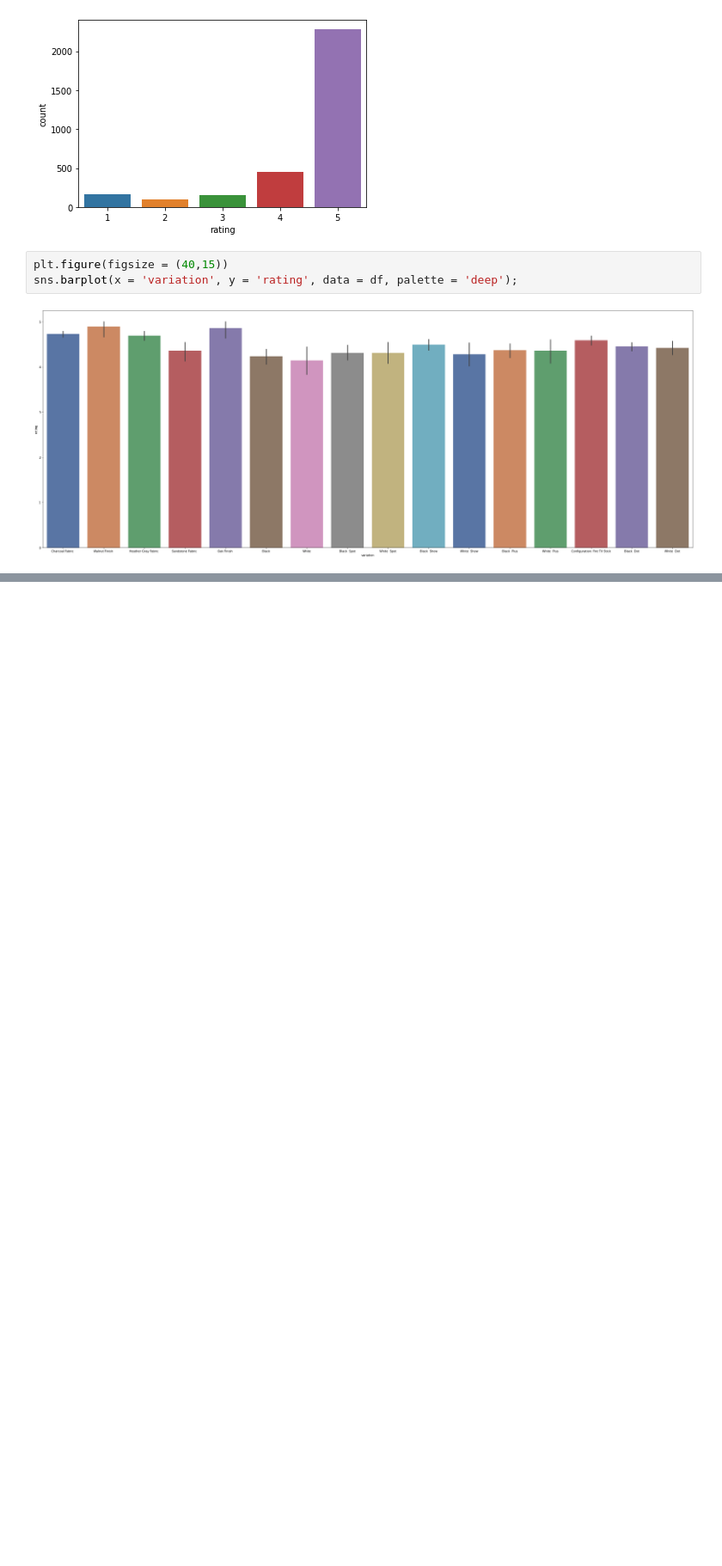
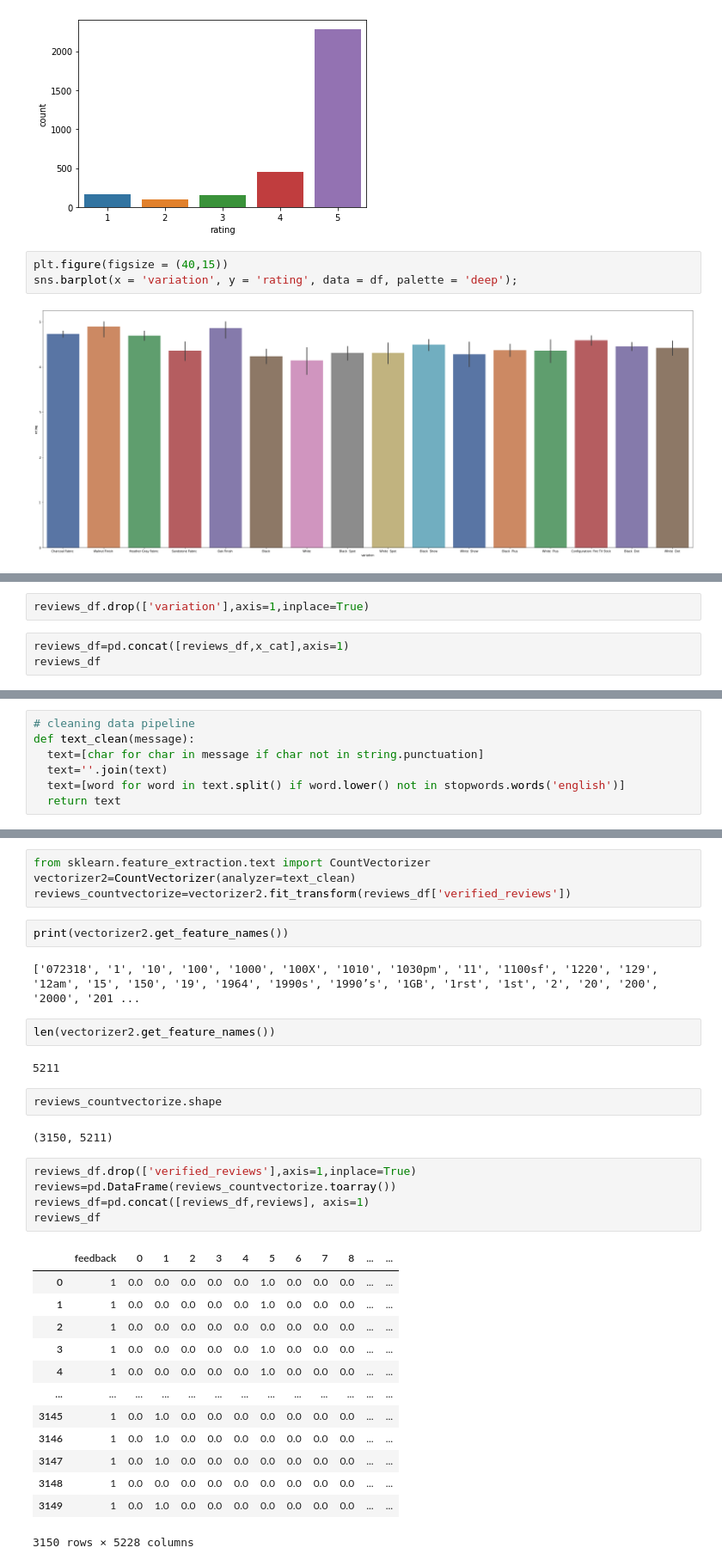
Before and after one commit to Laceles/Natural-Language-Processing, a Jupyter notebook: Public_Relation_Depatament_Case/Public_Relation_Depatament_Case.ipynb, the cells around one changed output, grey strips where cells are left out. Shown at 86% size. Saved outputs shown, nothing was run; the diff lists cells and outputs as text; blank space fills up the shorter version.

```diff
--- a/Public_Relation_Depatament_Case/Public_Relation_Depatament_Case.ipynb
+++ b/Public_Relation_Depatament_Case/Public_Relation_Depatament_Case.ipynb
@@ -184,0 +283,5 @@ sns.barplot(x = 'variation', y = 'rating', data = df, palette = 'deep');
+# %%
+reviews_df.drop(['variation'],axis=1,inplace=True)
+# %%
+reviews_df=pd.concat([reviews_df,x_cat],axis=1)
+reviews_df
@@ -184,0 +359,7 @@ sns.barplot(x = 'variation', y = 'rating', data = df, palette = 'deep');
+# %%
+# cleaning data pipeline
+def text_clean(message):
+  text=[char for char in message if char not in string.punctuation]
+  text=''.join(text)
+  text=[word for word in text.split() if word.lower() not in stopwords.words('english')]
+  return text
@@ -184,0 +389,35 @@ sns.barplot(x = 'variation', y = 'rating', data = df, palette = 'deep');
+# %%
+from sklearn.feature_extraction.text import CountVectorizer
+vectorizer2=CountVectorizer(analyzer=text_clean)
+reviews_countvectorize=vectorizer2.fit_transform(reviews_df['verified_reviews'])
+# %%
+print(vectorizer2.get_feature_names())
+# %% [output]
+['072318', '1', '10', '100', '1000', '100X', '1010', '1030pm', '11', '1100sf', '1220', '129', '12am', '15', '150', '19', '1964', '1990s', '1990’s', '1GB', '1rst', '1st', '2', '20', '200', '2000', '201 ...
+# %%
+len(vectorizer2.get_feature_names())
+# %% [output]
+5211
+# %%
+reviews_countvectorize.shape
+# %% [output]
+(3150, 5211)
+# %%
+reviews_df.drop(['verified_reviews'],axis=1,inplace=True)
+reviews=pd.DataFrame(reviews_countvectorize.toarray())
+reviews_df=pd.concat([reviews_df,reviews], axis=1)
+reviews_df
+# %% [output]
+|  | feedback | 0 | 1 | 2 | 3 | 4 | 5 | 6 | 7 | 8 | ... | ... |
+| 0 | 1 | 0.0 | 0.0 | 0.0 | 0.0 | 0.0 | 1.0 | 0.0 | 0.0 | 0.0 | ... | ... |
+| 1 | 1 | 0.0 | 0.0 | 0.0 | 0.0 | 0.0 | 1.0 | 0.0 | 0.0 | 0.0 | ... | ... |
+| 2 | 1 | 0.0 | 0.0 | 0.0 | 0.0 | 0.0 | 0.0 | 0.0 | 0.0 | 0.0 | ... | ... |
+| 3 | 1 | 0.0 | 0.0 | 0.0 | 0.0 | 0.0 | 1.0 | 0.0 | 0.0 | 0.0 | ... | ... |
+| 4 | 1 | 0.0 | 0.0 | 0.0 | 0.0 | 0.0 | 1.0 | 0.0 | 0.0 | 0.0 | ... | ... |
+| ... | ... | ... | ... | ... | ... | ... | ... | ... | ... | ... | ... | ... |
+| 3145 | 1 | 0.0 | 1.0 | 0.0 | 0.0 | 0.0 | 0.0 | 0.0 | 0.0 | 0.0 | ... | ... |
+| 3146 | 1 | 0.0 | 1.0 | 0.0 | 0.0 | 0.0 | 0.0 | 0.0 | 0.0 | 0.0 | ... | ... |
+| 3147 | 1 | 0.0 | 1.0 | 0.0 | 0.0 | 0.0 | 0.0 | 0.0 | 0.0 | 0.0 | ... | ... |
+| 3148 | 1 | 0.0 | 0.0 | 0.0 | 0.0 | 0.0 | 0.0 | 0.0 | 0.0 | 0.0 | ... | ... |
+| 3149 | 1 | 0.0 | 1.0 | 0.0 | 0.0 | 0.0 | 0.0 | 0.0 | 0.0 | 0.0 | ... | ... |
+3150 rows × 5228 columns
```
Also changed, not shown: parts of 34 cells of this notebook.
